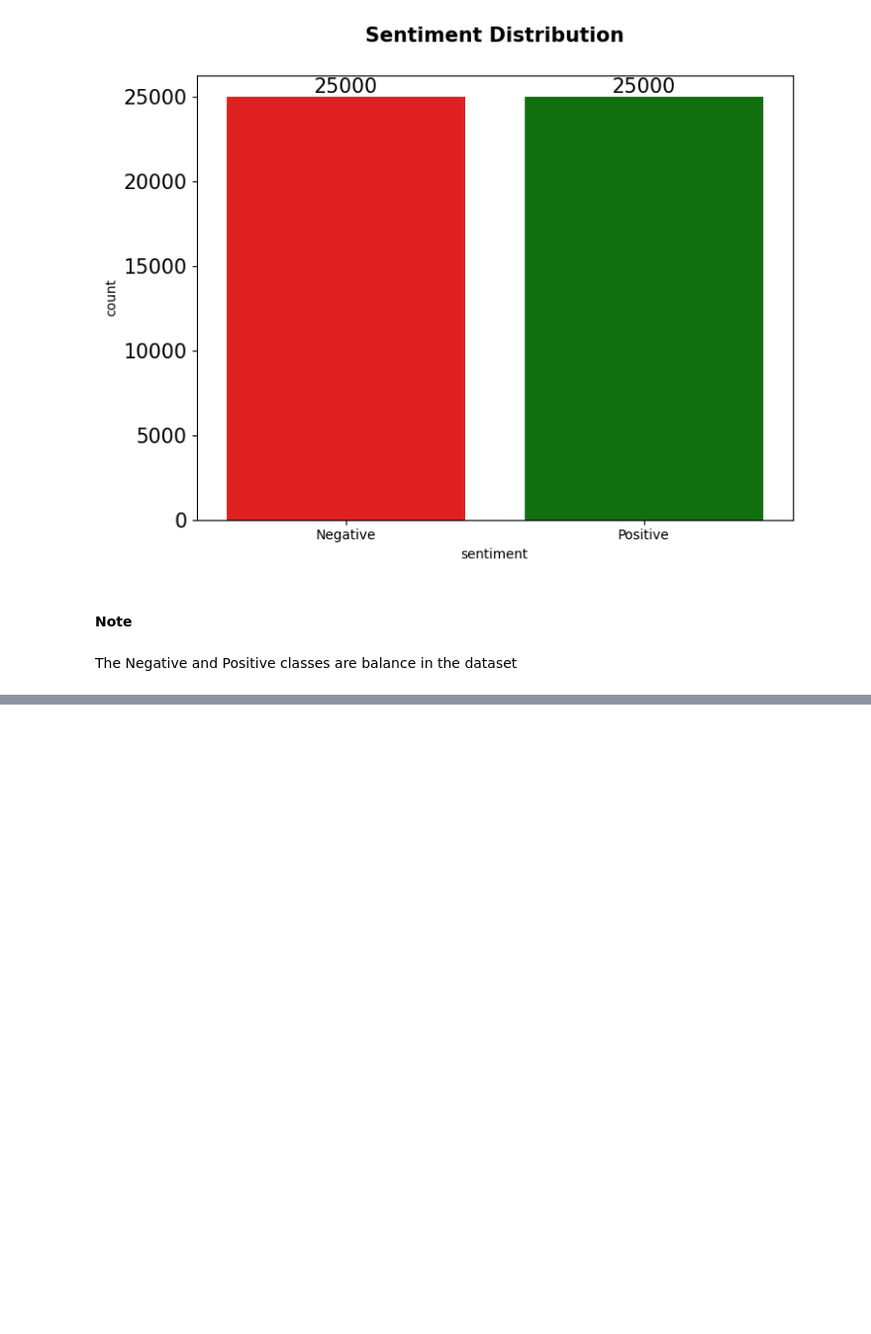
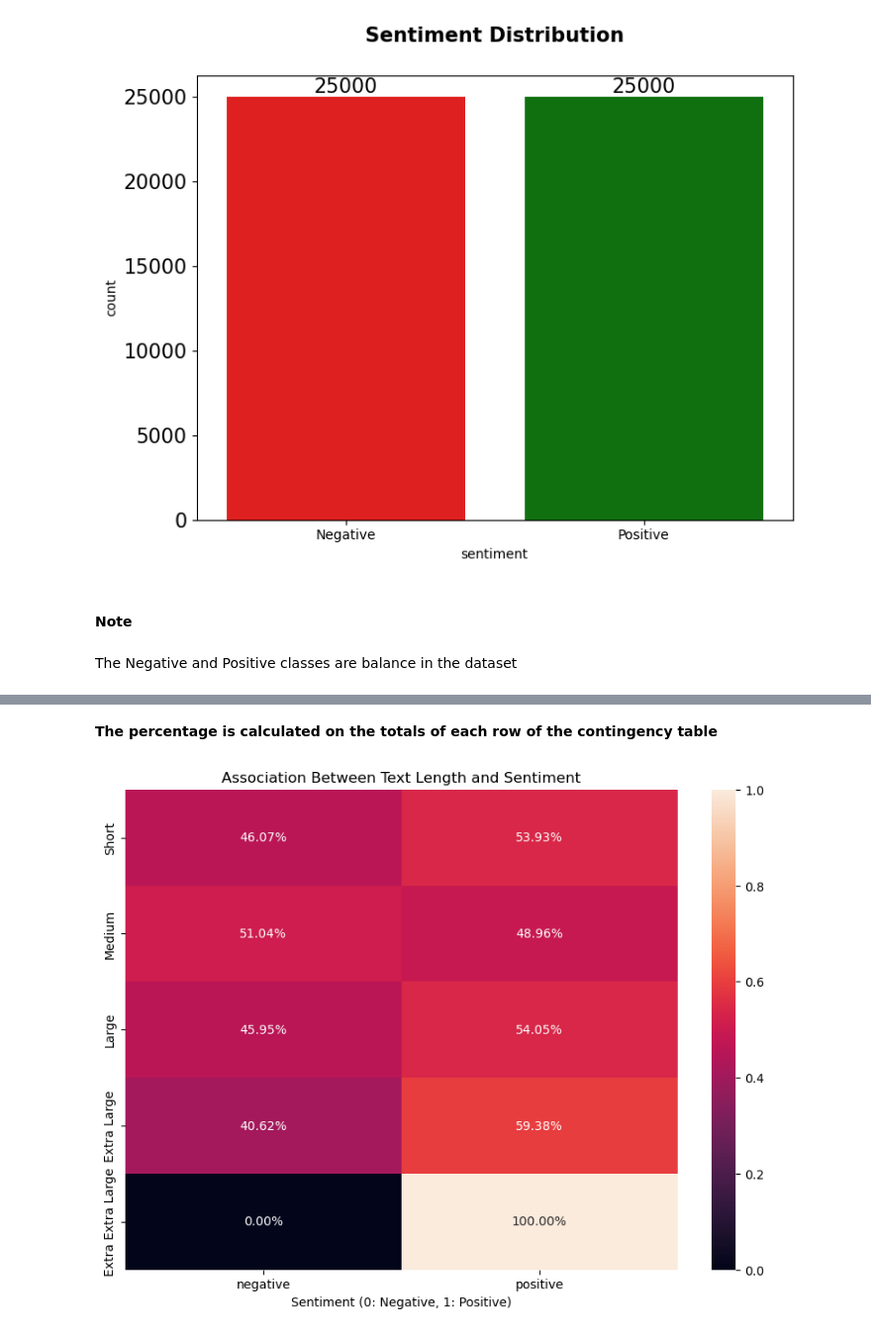
Before and after one commit to Sebaurzi02/Sentiment-Analysis-NLP-Model-Comparison, a Jupyter notebook: Sentiment_Analysis.ipynb, the cells around one changed output, grey strips where cells are left out. Shown: that part at 99% size. Saved outputs shown, nothing was run; the diff lists cells and outputs as text; code cells hidden in the pictures; blank space fills up the shorter version.

```diff
--- a/Sentiment_Analysis.ipynb
+++ b/Sentiment_Analysis.ipynb
@@ -253,0 +287,19 @@ The Negative and Positive classes are balance in the dataset
+# %% [markdown]
+**The percentage is calculated on the totals of each row of the contingency table**
+# %%
+cont_table = pd.crosstab(imdb_dataset['review_len_binned'], imdb_dataset['sentiment'])
+
+cont_table_perc = cont_table.div(cont_table.sum(axis=1), axis=0)
+
+plt.figure(figsize=(10,7))
+
+ax = sns.heatmap(cont_table_perc,annot=True,fmt=".2%",cbar=True)
+
+plt.title("Association Between Text Length and Sentiment")
+
+ax.set_xlabel('Sentiment (0: Negative, 1: Positive)')
+ax.set_ylabel('')
+
+plt.show()
+# %% [output]
+[figure, added]
```
Also changed, not shown: parts of 6 cells of this notebook.
